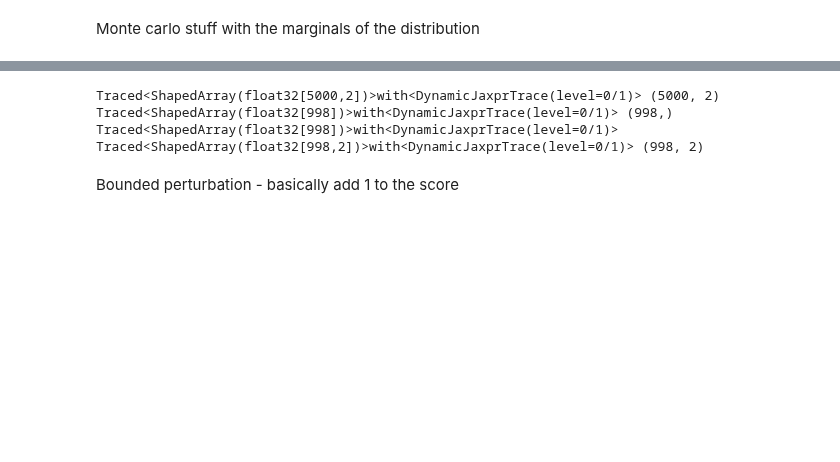
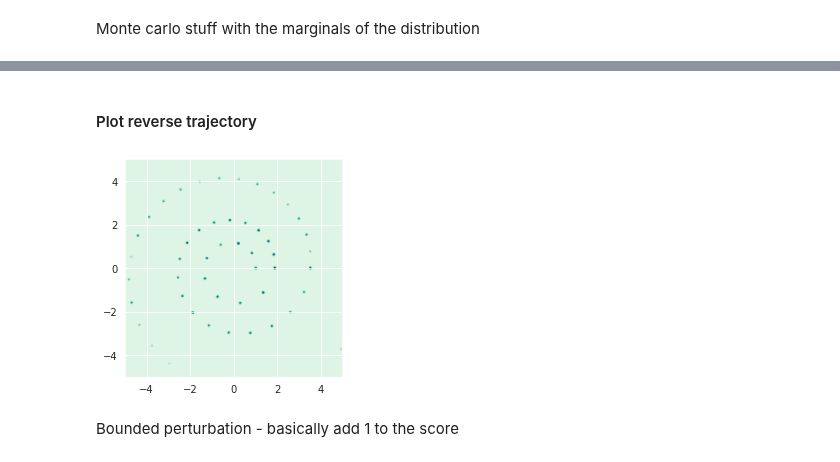
Before and after one commit to durml91/MMath-Project, a Jupyter notebook: Basic_diffusion.ipynb, the cells around one changed output, grey strips where cells are left out. Saved outputs shown, nothing was run; the diff lists cells and outputs as text; code cells hidden in the pictures; blank space fills up the shorter version.

```diff
--- a/Basic_diffusion.ipynb
+++ b/Basic_diffusion.ipynb
@@ -40,10 +65,0 @@ plt.scatter(mf[:,0], mf[:,1])
-# %%
-#spiral
-J=28
-
-a = 0.25
-b = 0.25
-thetas = jnp.linspace(0, 4*jnp.pi,J) #generates array of number from 0 to 2pi
-xs = a*jnp.cos(thetas)*jnp.exp(b*thetas)
-ys = a*jnp.sin(thetas)*jnp.exp(b*thetas)
-mf = jnp.stack([xs,ys],axis=1)
@@ -158,3 +264,5 @@ def reverse_sde(rng, N, n_samples, forward_drift, dispersion, score, ts=train_ts
+# %% [markdown]
+#### Plot reverse trajectory
 # %%
 #helper function
 
@@ -186,10 +294,7 @@ def plot_heatmap(positions, area_min=-2, area_max=2):
     ax.invert_yaxis()
 # %%
 rng, step_rng = jr.split(rng)
-samples = reverse_sde(step_rng, 2, 5000, drift, dispersion, nabla_log_hat_pt)
-#plot_heatmap(samples[:, [0,1]], -3, 3)
+samples = reverse_sde(step_rng, 2, 1000, drift, dispersion, nabla_log_hat_pt)
+plot_heatmap(samples[:, [0,1]], -5, 5)
 # %% [output]
-Traced<ShapedArray(float32[5000,2])>with<DynamicJaxprTrace(level=0/1)> (5000, 2)
-Traced<ShapedArray(float32[998])>with<DynamicJaxprTrace(level=0/1)> (998,)
-Traced<ShapedArray(float32[998])>with<DynamicJaxprTrace(level=0/1)>
-Traced<ShapedArray(float32[998,2])>with<DynamicJaxprTrace(level=0/1)> (998, 2)
+[figure, added]
```
Also changed, not shown: parts of 72 cells of this notebook.
